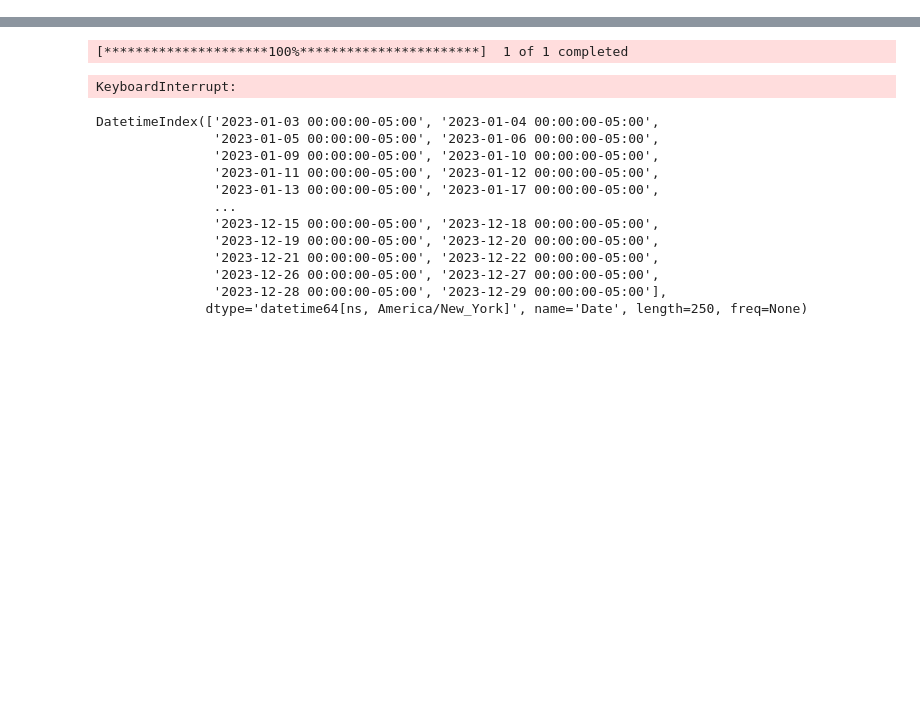
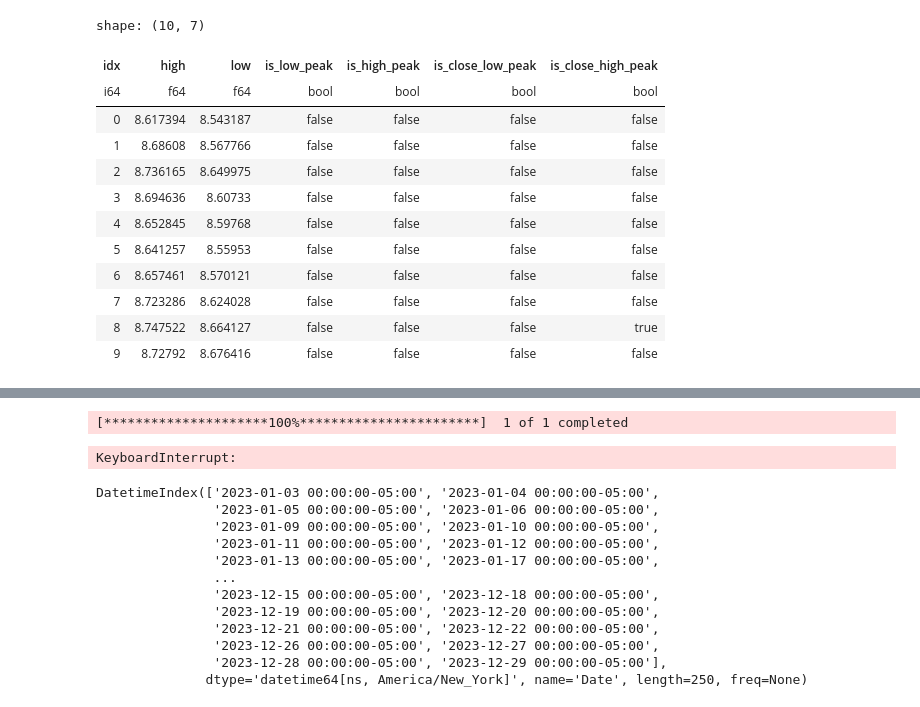
Before and after one commit to jondatan/stock_market, a Jupyter notebook: ploting.ipynb, the cells around one changed output, grey strips where cells are left out. Cells and saved outputs as stored; diff of their text form; code cells hidden in the pictures; blank space fills up the shorter version.

```diff
--- a/ploting.ipynb
+++ b/ploting.ipynb
@@ -47,0 +29,60 @@ data[data.index > '2025-08-01']
+# %%
+df = df_raw
+df = df.filter(pl.sql_expr("ticker = 'TSLA' AND date > DATE '2025-01-01'"))
+df = df.with_columns(
+    pl.col("open").alias("nat_open"),
+    pl.col("high").alias("nat_high"),
+    pl.col("low").alias("nat_low"),
+    pl.col("close").alias("nat_close"),
+    pl.col("open").log(2).alias("open"),
+    pl.col("high").log(2).alias("high"),
+    pl.col("low").log(2).alias("low"),
+    pl.col("close").log(2).alias("close"),
+)
+WINDOW = 5
+df = df.with_columns(
+    pl.int_range(pl.len()).over(partition_by="ticker", order_by="date").alias("idx"),
+    pl.col("low")
+    .le(pl.col("low").rolling_min(window_size=WINDOW * 2 + 1, center=True))
+    .over(partition_by="ticker", order_by="date")
+    .fill_null(False)
+    .alias("is_low_peak"),
+    pl.col("high")
+    .ge(pl.col("high").rolling_max(window_size=WINDOW * 2 + 1, center=True))
+    .over(partition_by="ticker", order_by="date")
+    .fill_null(False)
+    .alias("is_high_peak"),
+    pl.col("close")
+    .le(pl.col("close").rolling_min(window_size=WINDOW * 2 + 1, center=True))
+    .over(partition_by="ticker", order_by="date")
+    .fill_null(False)
+    .alias("is_close_low_peak"),
+    pl.col("close")
+    .ge(pl.col("close").rolling_max(window_size=WINDOW * 2 + 1, center=True))
+    .over(partition_by="ticker", order_by="date")
+    .fill_null(False)
+    .alias("is_close_high_peak"),
+)
+df.sort("idx").select(
+    "idx",
+    "high",
+    "low",
+    "is_low_peak",
+    "is_high_peak",
+    "is_close_low_peak",
+    "is_close_high_peak",
+).limit(10)
+# %% [output]
+shape: (10, 7)
+| idx | high | low | is_low_peak | is_high_peak | is_close_low_peak | is_close_high_peak |
+| i64 | f64 | f64 | bool | bool | bool | bool |
+| 0 | 8.617394 | 8.543187 | false | false | false | false |
+| 1 | 8.68608 | 8.567766 | false | false | false | false |
+| 2 | 8.736165 | 8.649975 | false | false | false | false |
+| 3 | 8.694636 | 8.60733 | false | false | false | false |
+| 4 | 8.652845 | 8.59768 | false | false | false | false |
+| 5 | 8.641257 | 8.55953 | false | false | false | false |
+| 6 | 8.657461 | 8.570121 | false | false | false | false |
+| 7 | 8.723286 | 8.624028 | false | false | false | false |
+| 8 | 8.747522 | 8.664127 | false | false | false | true |
+| 9 | 8.72792 | 8.676416 | false | false | false | false |
```
Also changed, not shown: parts of 14 cells of this notebook, 1 other file.
